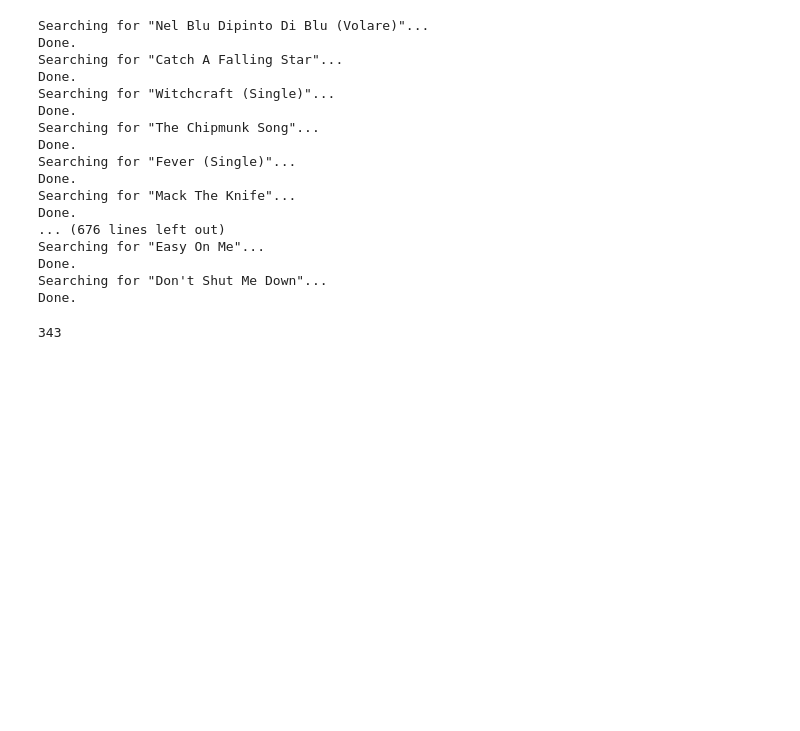
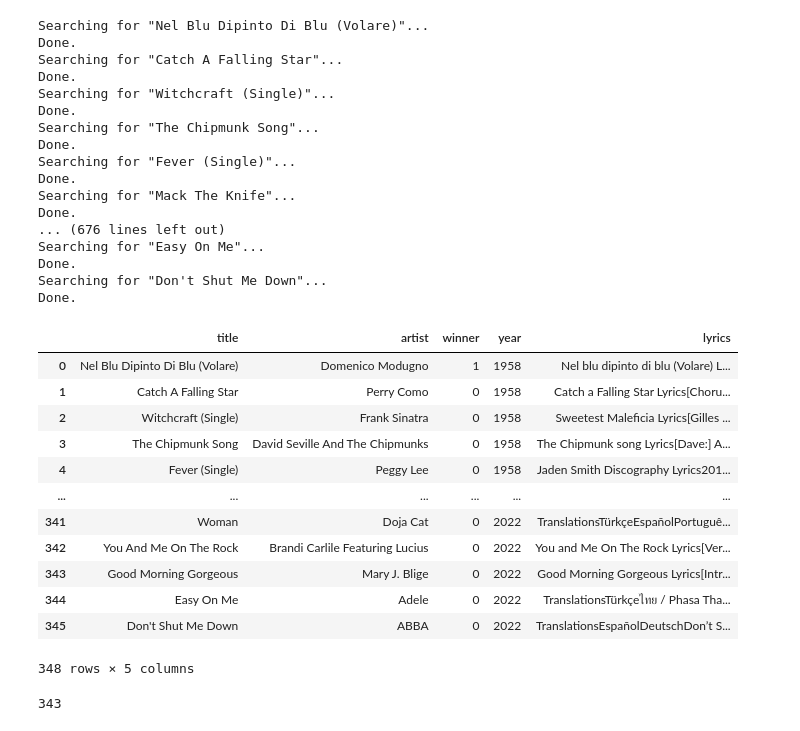
Before and after one commit to yzse/genius-grammy, a Jupyter notebook: scrape_genius.ipynb, the cells around one changed output. Cells and saved outputs as stored; diff of their text form; code cells hidden in the pictures; blank space fills up the shorter version.

```diff
--- a/scrape_genius.ipynb
+++ b/scrape_genius.ipynb
@@ -14,26 +14,39 @@ from nltk.tokenize import word_tokenize
 from scrape_genius import get_lyrics_from_dataframe
 # %%
 df_grammys = pd.read_csv('grammy_df.csv')
-# %%
-merged_df = get_lyrics_from_dataframe(df_grammys,'ulQdQcjIRwX5BBh3pnUsTznTZpXIMbcbhWsiKhw37BdmAlkCLlfX0emCVpPSvn3Z')
-# %% [output]
-Searching for "Nel Blu Dipinto Di Blu (Volare)"...
-Done.
-Searching for "Catch A Falling Star"...
-Done.
-Searching for "Witchcraft (Single)"...
-Done.
-Searching for "The Chipmunk Song"...
-Done.
-Searching for "Fever (Single)"...
-Done.
-Searching for "Mack The Knife"...
-Done.
-... (676 lines left out)
-Searching for "Easy On Me"...
-Done.
-Searching for "Don't Shut Me Down"...
-Done.
+# %%
+get_lyrics_from_dataframe(df_grammys, 'yCZEZPMfq_-XZBsxCS2x1UKScfpa48rnKgTGaHwOsiv6DAzdtFUqCZWdrVQakSb5')
+# %% [output]
+Searching for "Nel Blu Dipinto Di Blu (Volare)"...
+Done.
+Searching for "Catch A Falling Star"...
+Done.
+Searching for "Witchcraft (Single)"...
+Done.
+Searching for "The Chipmunk Song"...
+Done.
+Searching for "Fever (Single)"...
+Done.
+Searching for "Mack The Knife"...
+Done.
+... (676 lines left out)
+Searching for "Easy On Me"...
+Done.
+Searching for "Don't Shut Me Down"...
+Done.
+|  | title | artist | winner | year | lyrics |
+| 0 | Nel Blu Dipinto Di Blu (Volare) | Domenico Modugno | 1 | 1958 | Nel blu dipinto di blu (Volare) L... |
+| 1 | Catch A Falling Star | Perry Como | 0 | 1958 | Catch a Falling Star Lyrics[Choru... |
+| 2 | Witchcraft (Single) | Frank Sinatra | 0 | 1958 | Sweetest Maleficia Lyrics[Gilles ... |
+| 3 | The Chipmunk Song | David Seville And The Chipmunks | 0 | 1958 | The Chipmunk song Lyrics[Dave:] A... |
+| 4 | Fever (Single) | Peggy Lee | 0 | 1958 | Jaden Smith Discography Lyrics201... |
+| ... | ... | ... | ... | ... | ... |
+| 341 | Woman | Doja Cat | 0 | 2022 | TranslationsTürkçeEspañolPortuguê... |
+| 342 | You And Me On The Rock | Brandi Carlile Featuring Lucius | 0 | 2022 | You and Me On The Rock Lyrics[Ver... |
+| 343 | Good Morning Gorgeous | Mary J. Blige | 0 | 2022 | Good Morning Gorgeous Lyrics[Intr... |
+| 344 | Easy On Me | Adele | 0 | 2022 | TranslationsTürkçeไทย / Phasa Tha... |
+| 345 | Don't Shut Me Down | ABBA | 0 | 2022 | TranslationsEspañolDeutschDon’t S... |
+348 rows × 5 columns
 # %%
 merged_df = pd.read_csv('genius_grammy.csv')
 # %%
```
Also changed, not shown: parts of 18 cells of this notebook, 2 other files.
